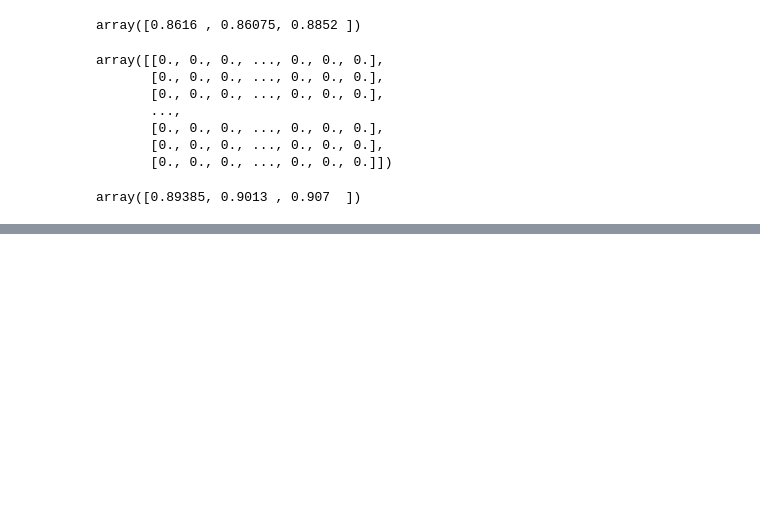
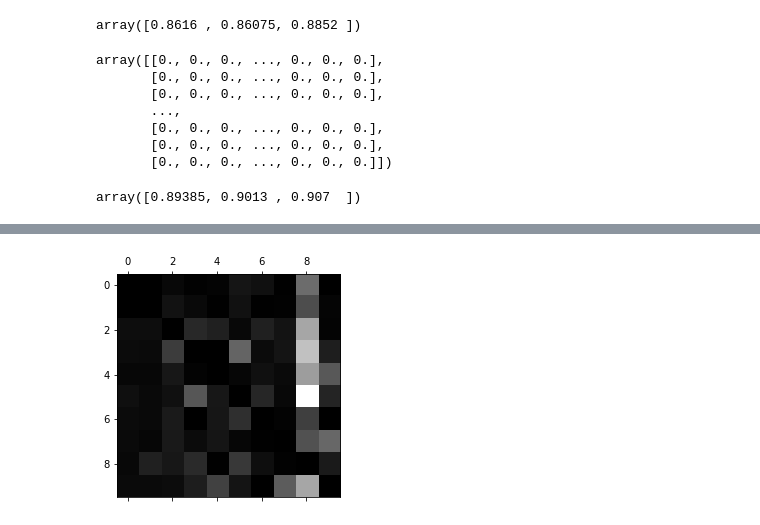
Before and after one commit to thakareakshay1709/my-data-science-projects, a Jupyter notebook: Digits_Classification_MNIST/Digits_Classification_MNIST.ipynb, the cells around one changed output, grey strips where cells are left out. Saved outputs shown, nothing was run; the diff lists cells and outputs as text; code cells hidden in the pictures; blank space fills up the shorter version.

```diff
--- a/Digits_Classification_MNIST/Digits_Classification_MNIST.ipynb
+++ b/Digits_Classification_MNIST/Digits_Classification_MNIST.ipynb
@@ -166,0 +207,13 @@ array([0.89385, 0.9013 , 0.907  ])
+# %%
+# Lets plot the errors
+# Divide each value in the confusion matrix by no of images to get absolute error
+row_sums = conf_mx.sum(axis=1, keepdims = True)
+norm_conf_mx = conf_mx / row_sums
+# %%
+# lets fill the diagonal with 0 so we can only keep errors
+np.fill_diagonal(norm_conf_mx, 0)
+plt.matshow(norm_conf_mx, cmap=plt.cm.gray)
+plt.show()
+# rows represent the actual class & columns represent predicted class
+# %% [output]
+[figure, added]
```
Also changed, not shown: parts of 7 cells of this notebook.
